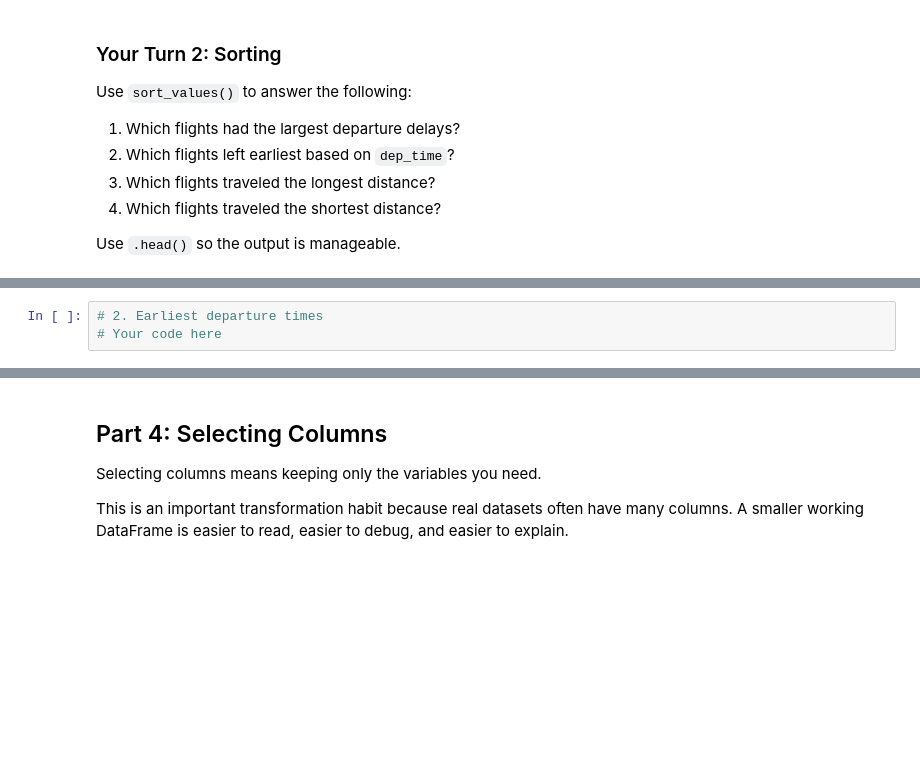
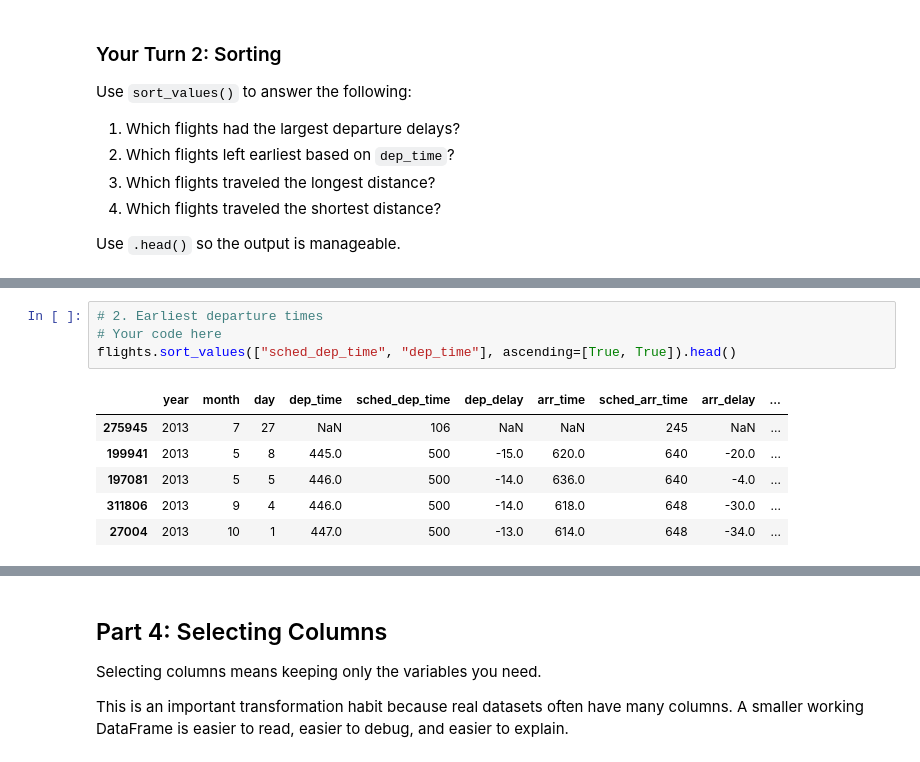
Before and after one commit to acruz-utsa/ban6003-week-05-06-pandas-transformation-acruzutsa, a Jupyter notebook: notebooks/module5_basic_transformation_guided_lab.ipynb, the cells around one changed output, grey strips where cells are left out. Saved outputs shown, nothing was run; the diff lists cells and outputs as text; blank space fills up the shorter version.

```diff
--- a/notebooks/module5_basic_transformation_guided_lab.ipynb
+++ b/notebooks/module5_basic_transformation_guided_lab.ipynb
@@ -324,6 +332,14 @@ Use `.head()` so the output is manageable.
 # %%
 # 2. Earliest departure times
 # Your code here
+flights.sort_values(["sched_dep_time", "dep_time"], ascending=[True, True]).head()
+# %% [output]
+|  | year | month | day | dep_time | sched_dep_time | dep_delay | arr_time | sched_arr_time | arr_delay | ... |
+| 275945 | 2013 | 7 | 27 | NaN | 106 | NaN | NaN | 245 | NaN | ... |
+| 199941 | 2013 | 5 | 8 | 445.0 | 500 | -15.0 | 620.0 | 640 | -20.0 | ... |
+| 197081 | 2013 | 5 | 5 | 446.0 | 500 | -14.0 | 636.0 | 640 | -4.0 | ... |
+| 311806 | 2013 | 9 | 4 | 446.0 | 500 | -14.0 | 618.0 | 648 | -30.0 | ... |
+| 27004 | 2013 | 10 | 1 | 447.0 | 500 | -13.0 | 614.0 | 648 | -34.0 | ... |
 # %%
 # 3. Longest distances
 # Your code here
```
Also changed, not shown: parts of 3 cells of this notebook.
